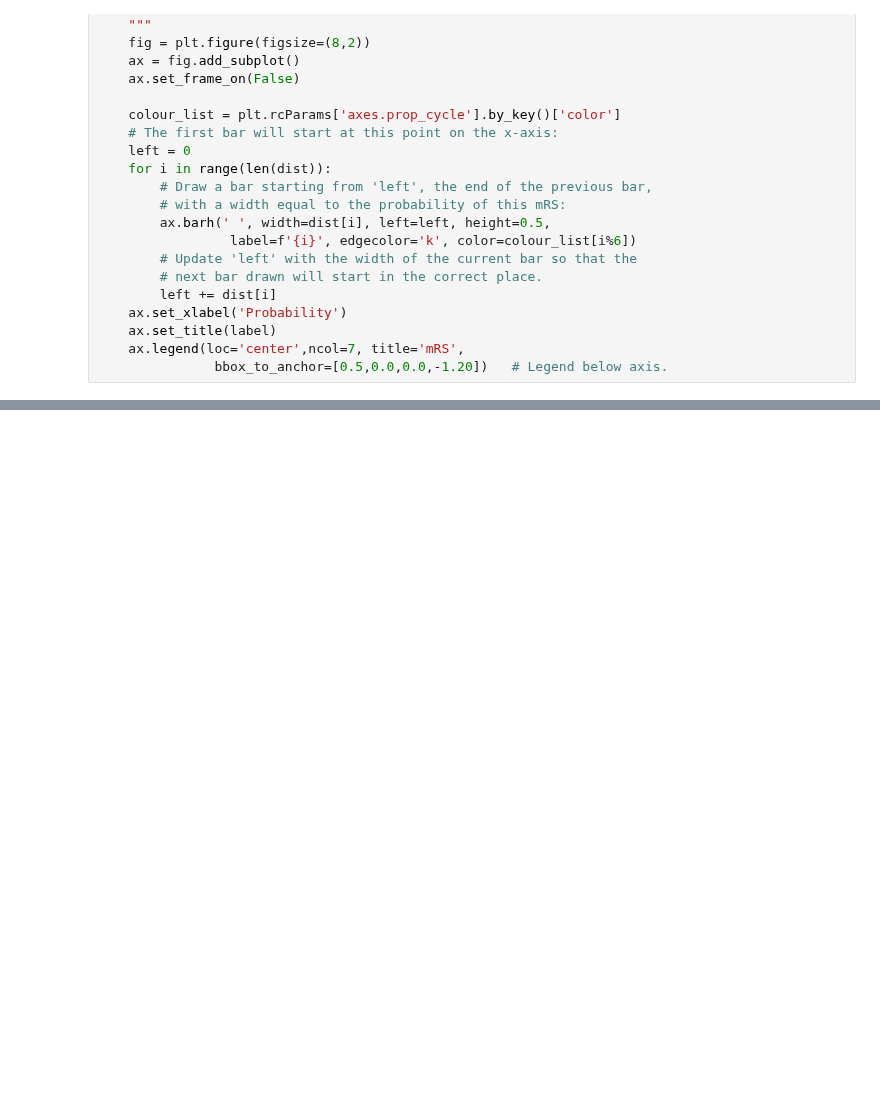
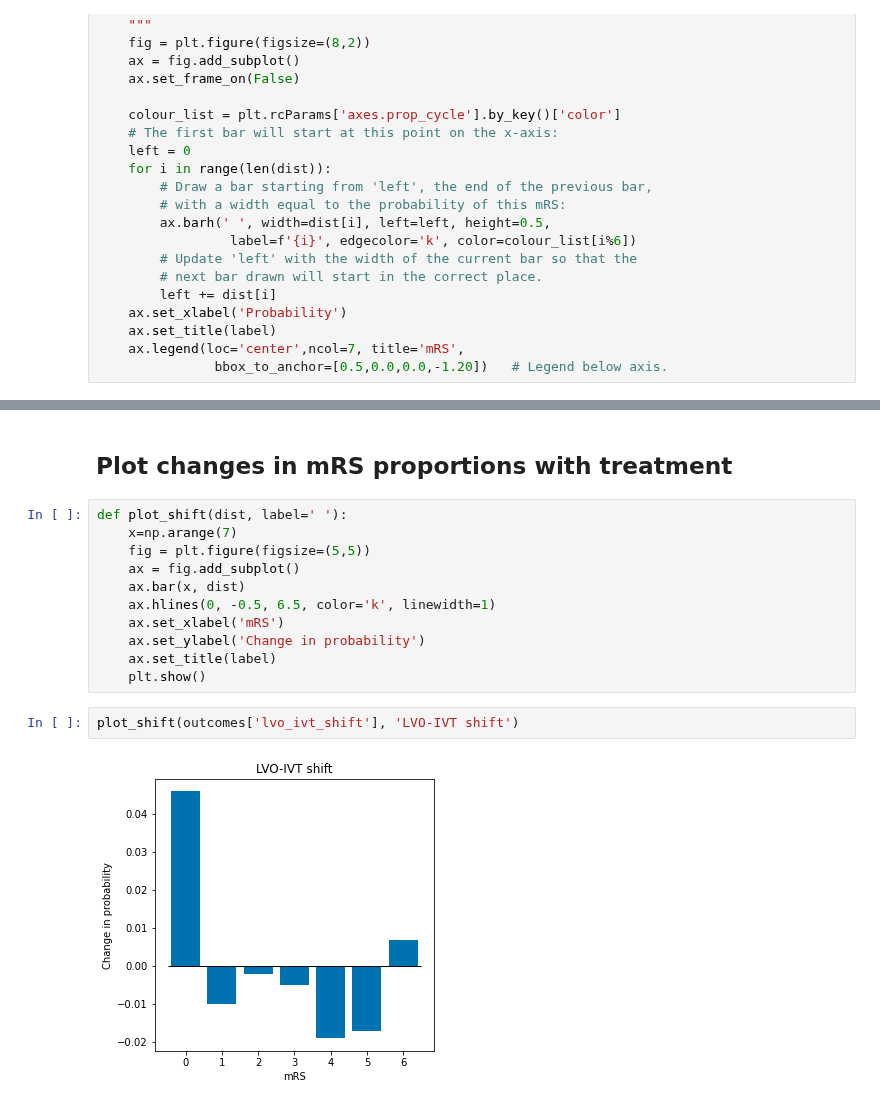
Before and after one commit to samuel-book/stroke_outcome, a Jupyter notebook: demo.ipynb, the cells around one changed output, grey strips where cells are left out. Drawn from its saved outputs; the diff is of its cells as text; blank space fills up the shorter version.

```diff
--- a/demo.ipynb
+++ b/demo.ipynb
@@ -87,0 +92,17 @@ draw_horizontal_bar(bins, 'LVO MT')
+# %% [markdown]
+## Plot changes in mRS proportions with treatment
+# %%
+def plot_shift(dist, label=' '):
+    x=np.arange(7)
+    fig = plt.figure(figsize=(5,5))
+    ax = fig.add_subplot()
+    ax.bar(x, dist)
+    ax.hlines(0, -0.5, 6.5, color='k', linewidth=1)
+    ax.set_xlabel('mRS')
+    ax.set_ylabel('Change in probability')
+    ax.set_title(label)
+    plt.show()
+# %%
+plot_shift(outcomes['lvo_ivt_shift'], 'LVO-IVT shift')
+# %% [output]
+[figure, added]
```
Also changed, not shown: parts of 14 cells of this notebook, 1 other file.
